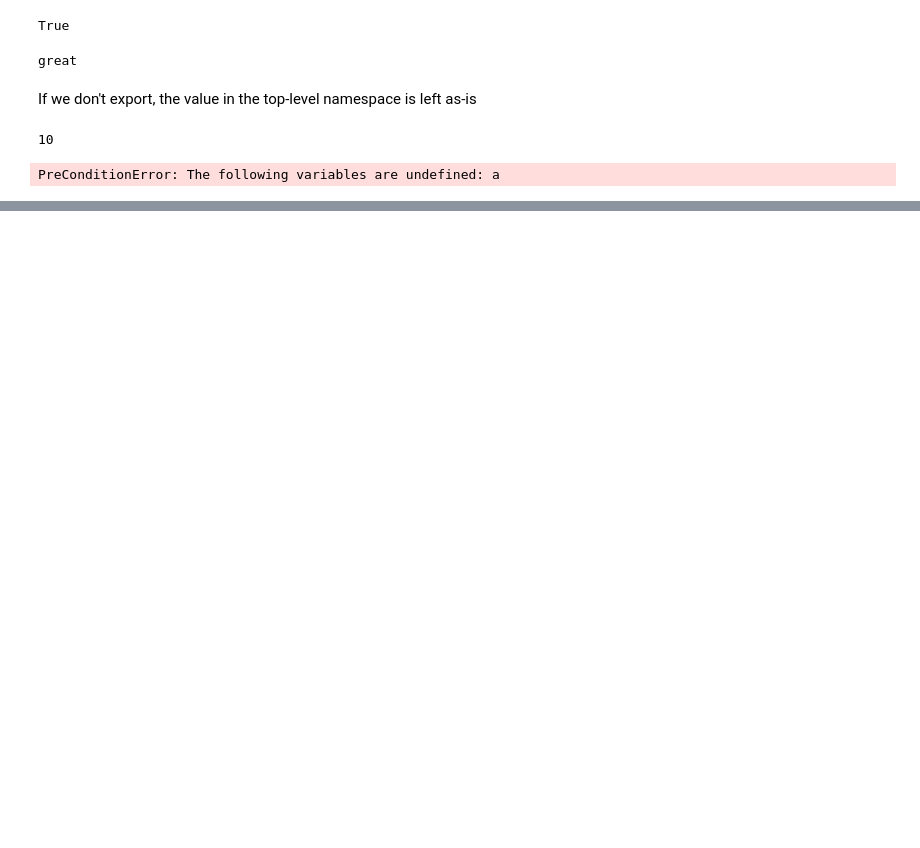
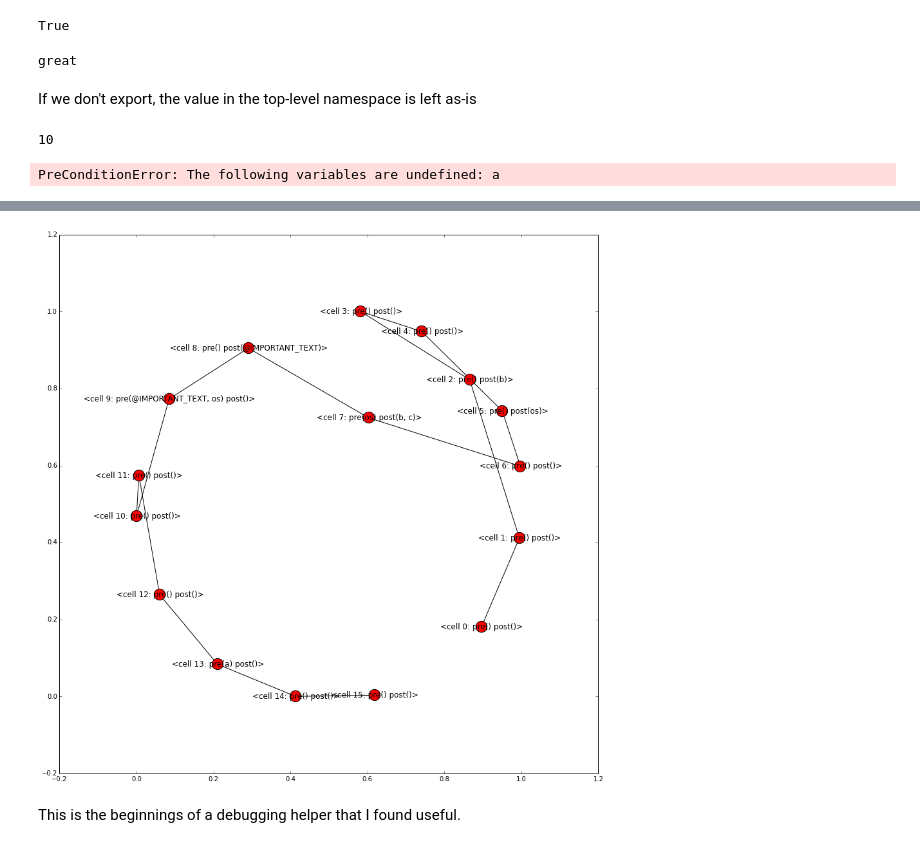
Before and after one commit to BIDS/isolate-magic, a Jupyter notebook: example.ipynb, the cells around one changed output, grey strips where cells are left out. Saved outputs shown, nothing was run; the diff lists cells and outputs as text; code cells hidden in the pictures; blank space fills up the shorter version.

```diff
--- a/example.ipynb
+++ b/example.ipynb
@@ -108,0 +95,8 @@ This produces a list of the cells, with inputs and outputs
+# %%
+%dag
+fig = plt.gcf()
+fig.set_size_inches(15,15)
+# %% [output]
+[figure, added]
+# %% [markdown]
+This is the beginnings of a debugging helper that I found useful.
```
Also changed, not shown: parts of 5 cells of this notebook, 1 other file.
